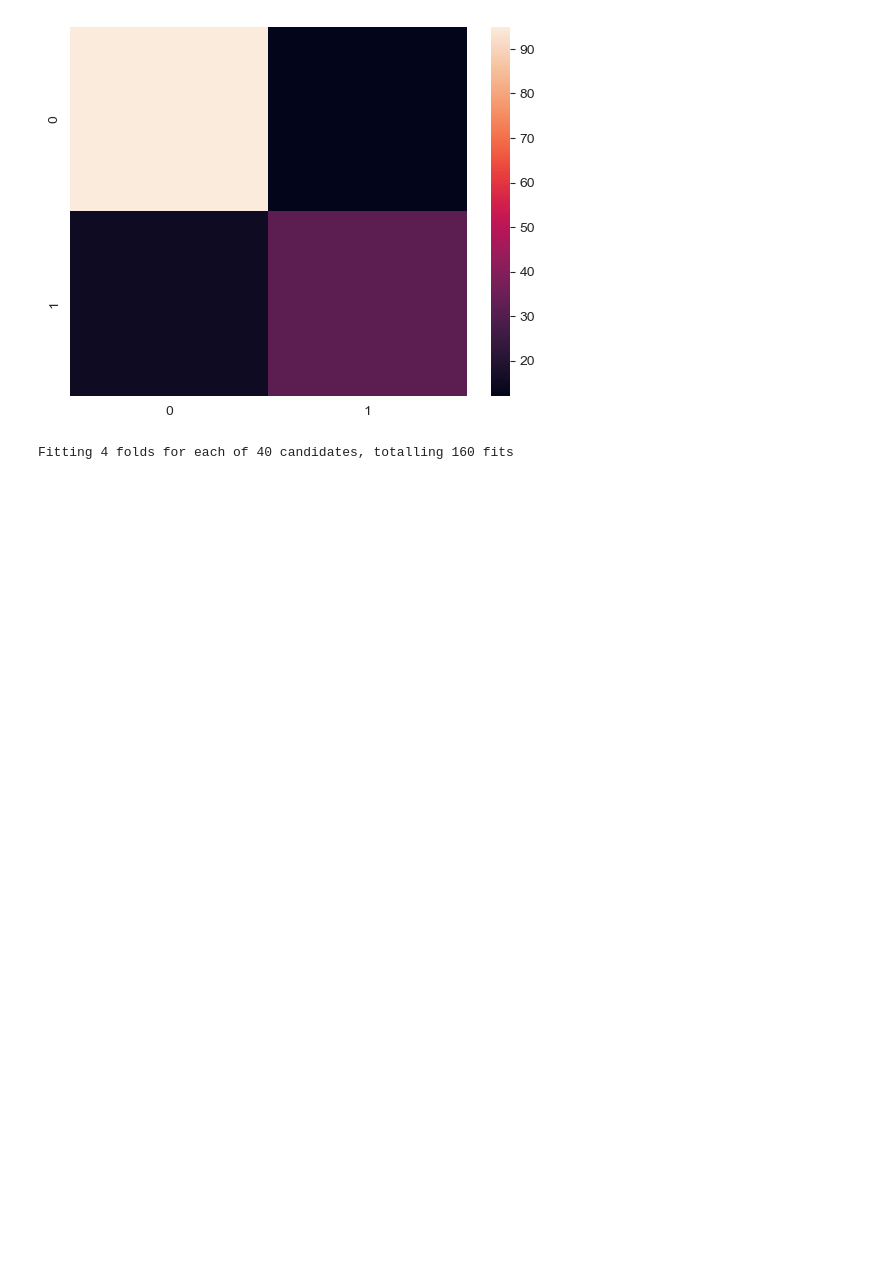
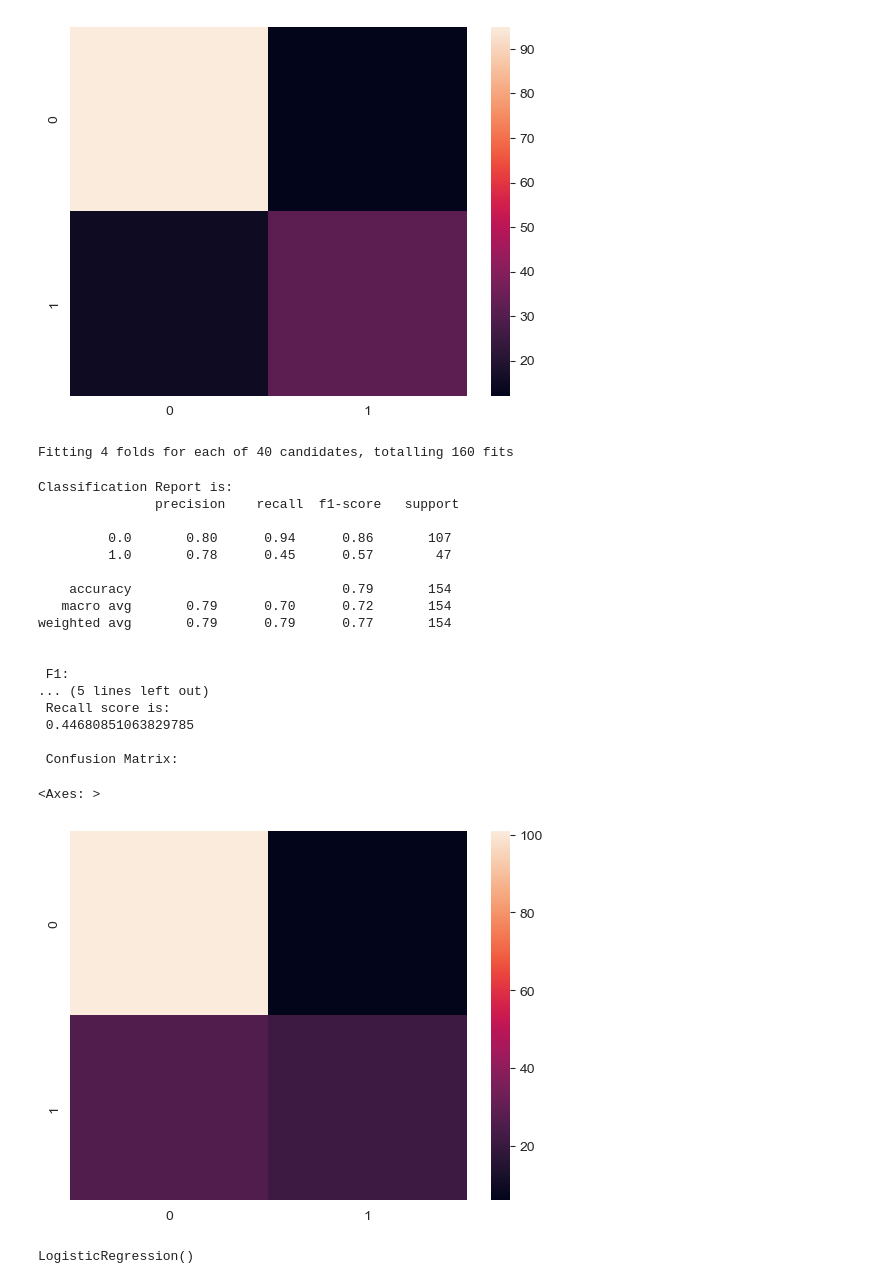
Before and after one commit to keithmmc/dataprojects, a Jupyter notebook: diabetes.ipynb, the cells around one changed output. Saved outputs shown, nothing was run; the diff lists cells and outputs as text; code cells hidden in the pictures; blank space fills up the shorter version.

```diff
--- a/diabetes.ipynb
+++ b/diabetes.ipynb
@@ -401,3 +401,32 @@ grid_search = GridSearchCV(estimator=dt,
 best_model=grid_search.fit(X_train, y_train)
 # %% [output]
 Fitting 4 folds for each of 40 candidates, totalling 160 fits
+# %%
+dt_pred=best_model.predict(X_test)
+# %%
+print("Classification Report is:\n",classification_report(y_test,dt_pred))
+print("\n F1:\n",f1_score(y_test,dt_pred))
+print("\n Precision score is:\n",precision_score(y_test,dt_pred))
+print("\n Recall score is:\n",recall_score(y_test,dt_pred))
+print("\n Confusion Matrix:\n")
+sns.heatmap(confusion_matrix(y_test,dt_pred))
+# %% [output]
+Classification Report is:
+               precision    recall  f1-score   support
+
+         0.0       0.80      0.94      0.86       107
+         1.0       0.78      0.45      0.57        47
+
+    accuracy                           0.79       154
+   macro avg       0.79      0.70      0.72       154
+weighted avg       0.79      0.79      0.77       154
+
+
+ F1:
+... (5 lines left out)
+ Recall score is:
+ 0.44680851063829785
+
+ Confusion Matrix:
+<Axes: >
+[figure, added]
@@ -403,0 +437,5 @@ Fitting 4 folds for each of 40 candidates, totalling 160 fits
+# %%
+reg = LogisticRegression()
+reg.fit(X_train,y_train)
+# %% [output]
+LogisticRegression()
```
Also changed, not shown: parts of 3 cells of this notebook.
